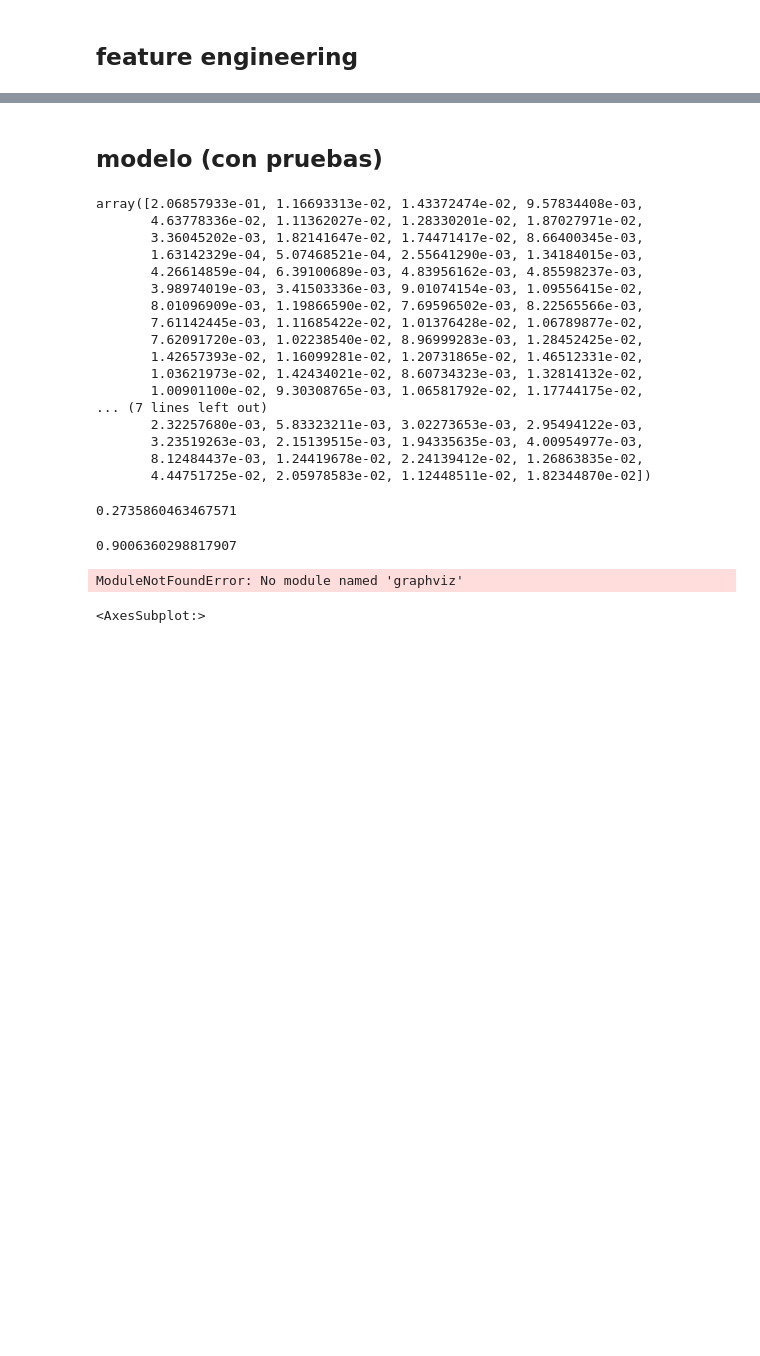
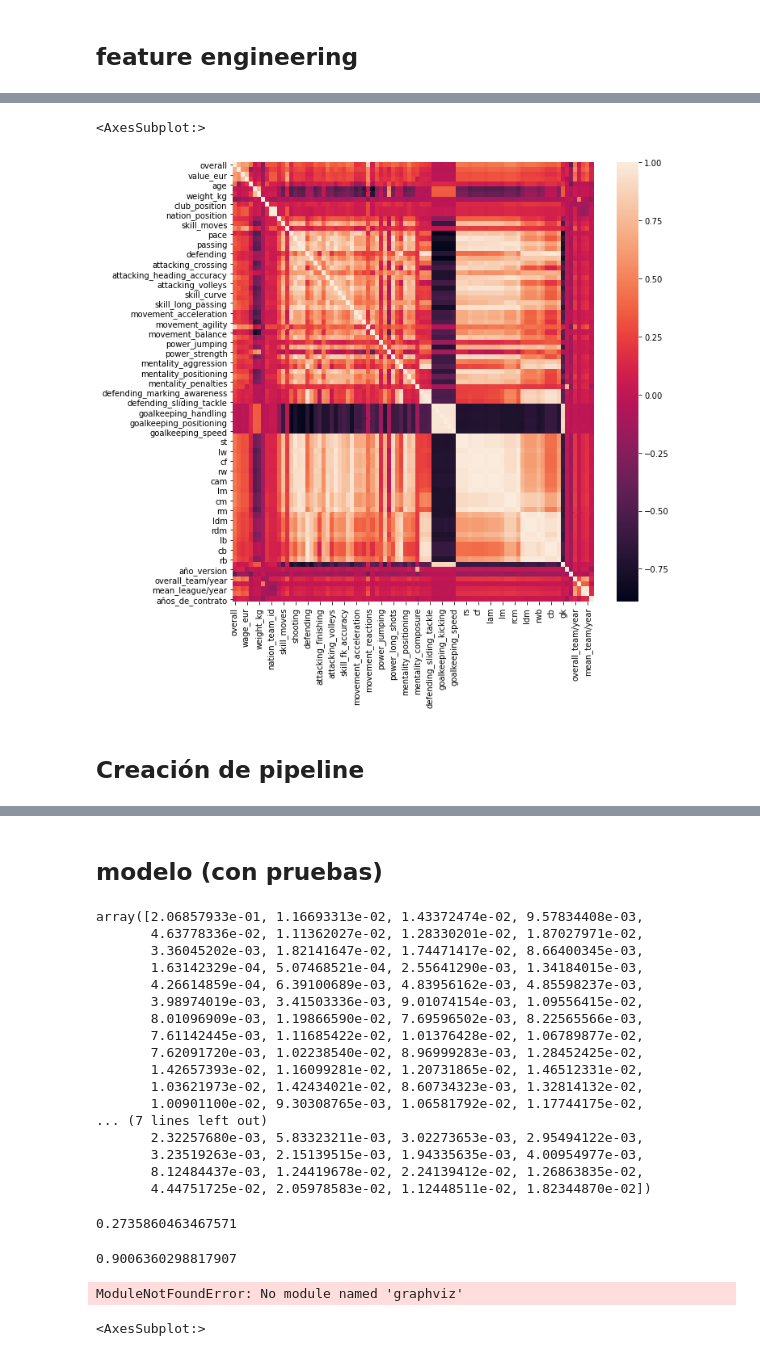
Before and after one commit to nathygonzalez/PR06-Machine-Learning-Group-Project, a Jupyter notebook: notebook_modelo.ipynb, the cells around one changed output, grey strips where cells are left out. Saved outputs shown, nothing was run; the diff lists cells and outputs as text; code cells hidden in the pictures; blank space fills up the shorter version.

```diff
--- a/notebook_modelo.ipynb
+++ b/notebook_modelo.ipynb
@@ -23,0 +28,2 @@ array([15, 16, 14, 17, 87, 34, 13, 18, 85, 83,  8, 84, 12, 82,  9, 11, 80,
+# %%
+df['años_de_contrato']=np.where((df['club_contract_valid_until']-df['año_version'])<0,0,(df['club_contract_valid_until']-df['año_version']))
@@ -24,2 +47,17 @@ array([15, 16, 14, 17, 87, 34, 13, 18, 85, 83,  8, 84, 12, 82,  9, 11, 80,
+# %%
+Lean=['Lean (170-)','Lean (185+)','Lean (170-185)']
+Normal=['Normal (170-)','Normal (170-185)','Normal (185+)']
+Stocky=['Stocky (170-)','Stocky (170-185)','Stocky (185+)']
+# %%
+#agrupo posiciones en posiciones genéricas
+for i in df.index:
+    if df.at[i,'body_type'] in Lean:
+        df.at[i,'body_type']='Lean'
+    elif df.at[i,'body_type'] in Normal:
+        df.at[i,'body_type']='Normal'
+    elif df.at[i,'body_type'] in Stocky:
+        df.at[i,'body_type']='Stocky'
+    else:
+        pass
 # %% [markdown]
 ## feature engineering
@@ -25,0 +124,5 @@ array([15, 16, 14, 17, 87, 34, 13, 18, 85, 83,  8, 84, 12, 82,  9, 11, 80,
+# %%
+#eliminamos columnas que sabemos seguro que sólo aportan ruido
+df.drop(["sofifa_id",'short_name', 'long_name',"nationality_id","dob",'club_team_id', 'club_name', 'league_name',
+        'club_jersey_number', 'club_joined', 'club_contract_valid_until','nationality_id', 'nationality_name','player_traits',
+        'ranking','puntos'],axis=1,inplace=True)
@@ -26,3 +171,11 @@ array([15, 16, 14, 17, 87, 34, 13, 18, 85, 83,  8, 84, 12, 82,  9, 11, 80,
+# %%
+plt.rcParams['figure.figsize'] = (10,10)
+sns.heatmap(df.select_dtypes('number').corr())
+# %% [output]
+<AxesSubplot:>
+[figure, added]
 # %%
 #transformar a variables numéricas las variables categóricas
 #balancear modelo
+# %% [markdown]
+## Creación de pipeline
```
Also changed, not shown: parts of 32 cells of this notebook, 1 other file.
